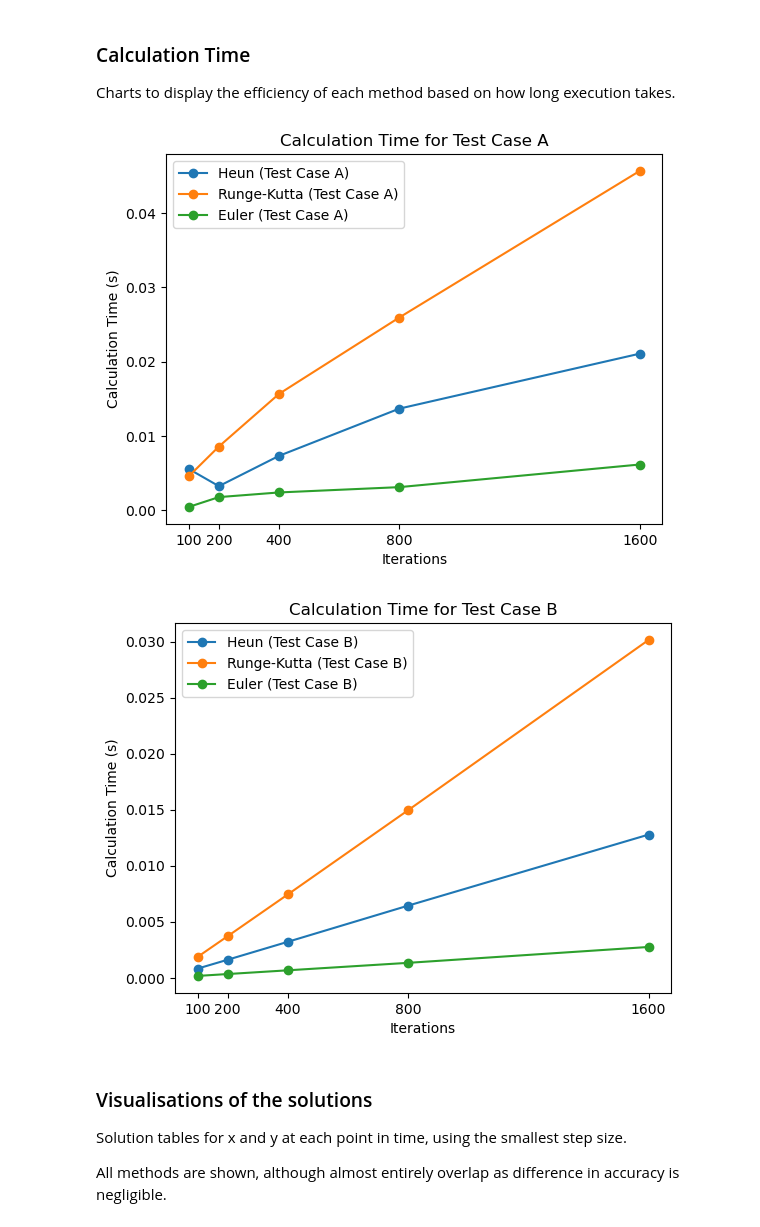
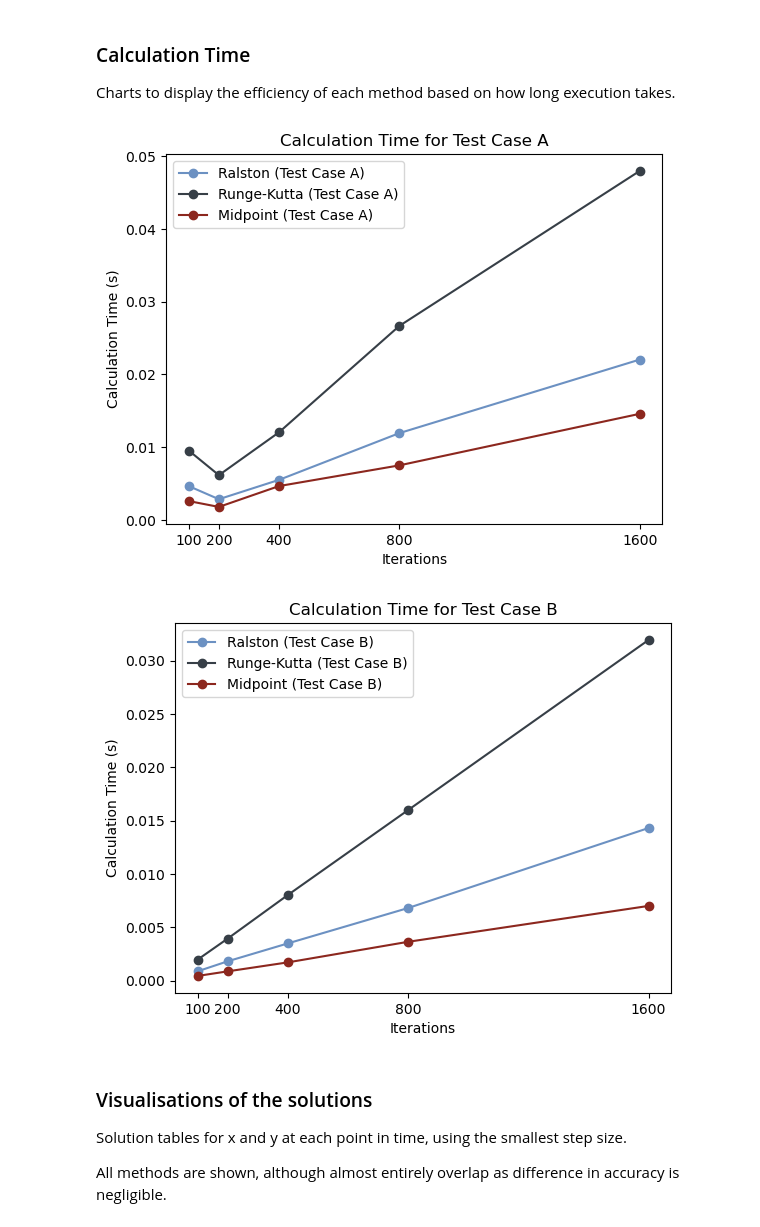
Before and after one commit to samrussell-code/numerical_scwk, a Jupyter notebook: samrussell.ipynb, the cells around one changed output. Drawn from its saved outputs; the diff is of its cells as text; code cells hidden in the pictures.

```diff
--- a/samrussell.ipynb
+++ b/samrussell.ipynb
@@ -50,7 +51,8 @@ Most methods for solving systems of non-linear differential equations require no
 How can we get a good secondary guess?
 # %%
 y_type = TypeVar("y_type", np.ndarray, np.double)
-def euler_method(
+
+def midpoint_method(
     rhs: Callable[[np.double, y_type], y_type],
     y0: y_type,
     t0: np.double,
@@ -58,7 +60,7 @@ def euler_method(
     T: np.double,
 ) -> Tuple[List[np.double], List[y_type]]:
     """
-    Solve the differential equation using the Euler method.
+    Solve the differential equation using the midpoint method.
 
     Parameters
     ----------
@@ -89,7 +91,11 @@ def euler_method(
 
     # time loop
     for step in range(timesteps):
-        y_update = rhs(t_out[-1], y_out[-1]) * dt
+        # Use midpoint method
+        k1 = rhs(t_out[-1], y_out[-1])
+        k2 = rhs(t_out[-1] + dt, y_out[-1] + dt * k1)
+        y_update = 0.5 * (k1 + k2) * dt
+
         y_new = y_out[-1] + y_update
         t_new = t_out[-1] + dt
 
@@ -110,10 +116,8 @@ def run_simulation(u0, T, time_steps, methods, rhs_function):
 
         for method in methods:
             start_time = time.time()
-            if method == "Euler":
-                t, sol = euler_method(rhs_function, u0, 0, dt, T)
-            elif method == "Newton":
-                t, sol = newton_method(rhs_function, u0, 0, dt, T)
+            if method == "Midpoint":
+                t, sol = midpoint_method(rhs_function, u0, 0, dt, T)
             else:
                 t, sol = solver(rhs_function, u0, 0, dt, T, method)
             end_time = time.time()
@@ -125,7 +129,7 @@ def run_simulation(u0, T, time_steps, methods, rhs_function):
 
 
 time_steps = [100, 200, 400, 800, 1600]
-methods = ["Heun", "Runge-Kutta", "Euler"]
+methods = ["Ralston", "Runge-Kutta", "Midpoint"]
 
 # Test Case A
 T_A = 2.5 * np.pi
@@ -162,8 +166,8 @@ for method in methods:
         print(f"dt = T/{dt_factor}, Total Time = {times:.6f} s")
 
         # Convert sol_ref to a NumPy array
-        if method == "Euler":
-            t_ref, sol_ref = euler_method(rhs, u0_A, 0, T_A / dt_factor, T_A)
+        if method == "Midpoint":
+            t_ref, sol_ref = midpoint_method(rhs, u0_A, 0, T_A / dt_factor, T_A)
         else:
             t_ref, sol_ref = solver(rhs, u0_A, 0, T_A / dt_factor, T_A, method)
         sol_ref = np.array(sol_ref)
@@ -186,8 +190,8 @@ for method in methods:
         print(f"dt = T/{dt_factor}, Total Time = {times:.6f} s")
 
         # Convert sol_ref to a NumPy array
-        if method == "Euler":
-            t_ref, sol_ref = euler_method(rhs_B, u0_B, 0, T_B / dt_factor, T_B)
+        if method == "Midpoint":
+            t_ref, sol_ref = midpoint_method(rhs_B, u0_B, 0, T_B / dt_factor, T_B)
         else:
             t_ref, sol_ref = solver(rhs_B, u0_B, 0, T_B / dt_factor, T_B, method)
         sol_ref = np.array(sol_ref)
@@ -225,30 +229,31 @@ Charts to display the efficiency of each method based on how long execution take
 # %%
 # Create line chart for total times for Test Case A
 plt.figure()
-for method in methods:
-    plt.plot(time_steps, total_times_A[method], marker='o', label=f"{method} (Test Case A)")
+colors=['#6C91C2','#373F47','#8C271E']
+for i, method in enumerate(methods):
+    plt.plot(time_steps, total_times_A[method], marker='o', label=f"{method} (Test Case A)", color=colors[i])
 
 plt.title("Calculation Time for Test Case A")
 plt.xlabel("Iterations")
 plt.ylabel("Calculation Time (s)")
 plt.xticks(time_steps, [f'{dt_factor}' for dt_factor in time_steps])
 plt.legend()
 plt.show()
 
 # Create line chart for total times for Test Case B
 plt.figure()
-for method in methods:
-    plt.plot(time_steps, total_times_B[method], marker='o', label=f"{method} (Test Case B)")
+for i, method in enumerate(methods):
+    plt.plot(time_steps, total_times_B[method], marker='o', label=f"{method} (Test Case B)", color=colors[i])
 
 plt.title("Calculation Time for Test Case B")
 plt.xlabel("Iterations")
 plt.ylabel("Calculation Time (s)")
 plt.xticks(time_steps, [f'{dt_factor}' for dt_factor in time_steps])
 plt.legend()
 plt.show()
 # %% [output]
-[figure, old version]
+[figure, new version]
-[figure, old version]
+[figure, new version]
 # %% [markdown]
 ### Visualisations of the solutions
 Solution tables for x and y at each point in time, using the smallest step size.
```
Also changed, not shown: parts of 13 cells of this notebook, 1 other file.
